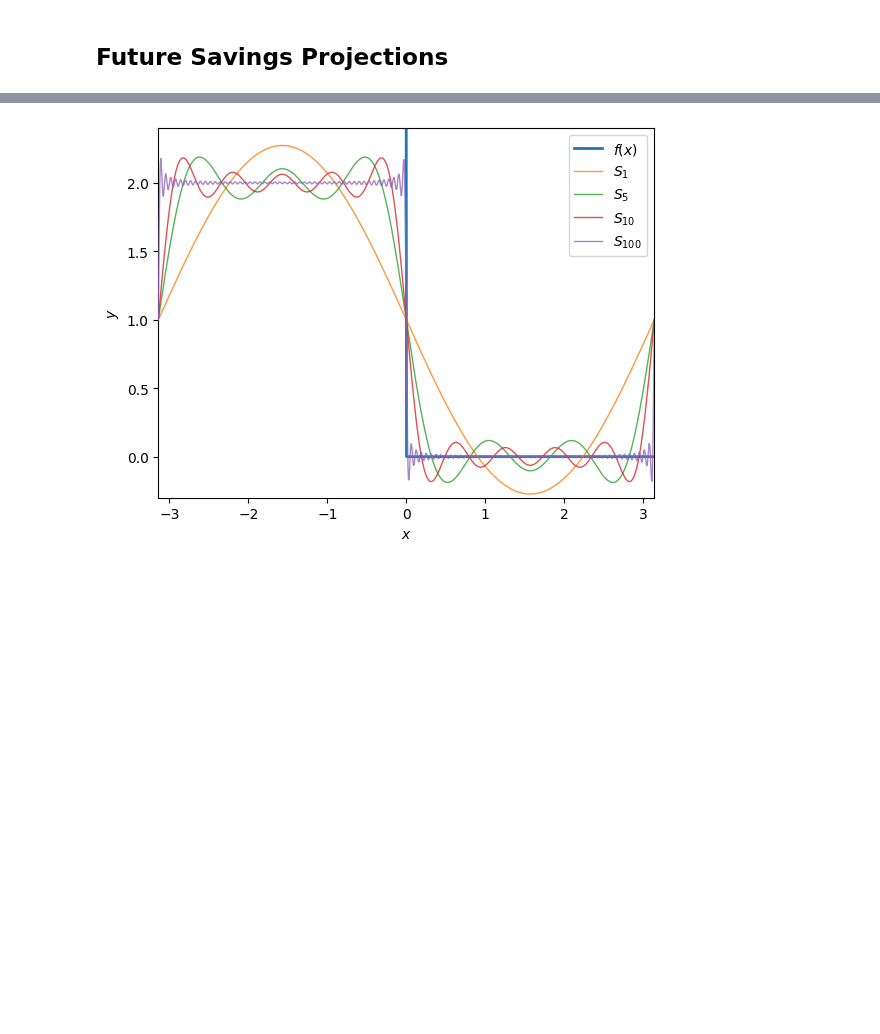
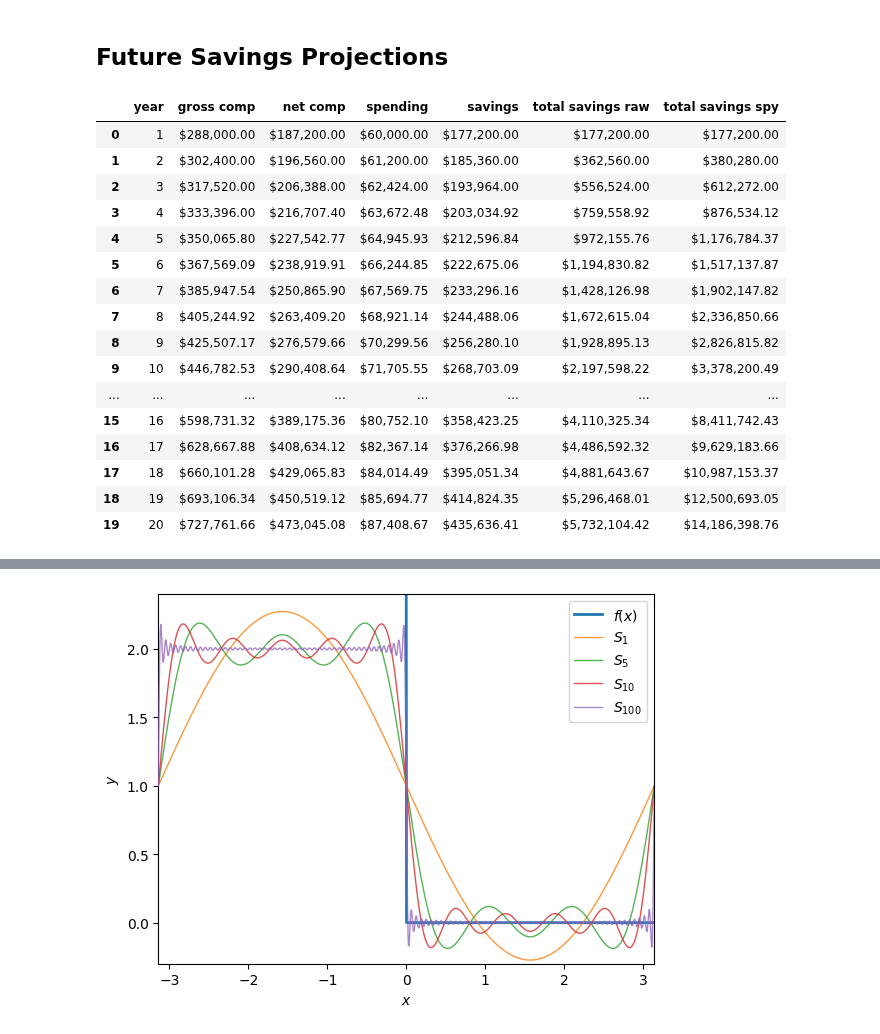
Before and after one commit to rkingery/notebooks, a Jupyter notebook: personal-finance.ipynb, the cells around one changed output, grey strips where cells are left out. Cells and saved outputs as stored; diff of their text form; code cells hidden in the pictures; blank space fills up the shorter version.

```diff
--- a/personal-finance.ipynb
+++ b/personal-finance.ipynb
@@ -352,25 +296,43 @@ num_months_remaining = 8
 # %%
 import pandas as pd
 import numpy as np
-import matplotlib.pyplot as plt
 
-def calculate_financials(comp, tax_rate, raise_rate, spending, inflation_rate, spy_rate, n_years):
+def calculate_financials(comp, tax_rate, raise_rate, spending, inflation_rate, spy_rate, n_years, initial_savings=0):
     df = pd.DataFrame({'year': range(1, n_years + 1)})
     df['gross comp'] = comp * (1 + raise_rate) ** (df['year'] - 1)
     df['net comp'] = df['gross comp'] * (1 - tax_rate)
     df['spending'] = spending * (1 + inflation_rate) ** (df['year'] - 1)
-    df['savings'] = df['net comp'] - df['spending']
+    df['savings'] = df['net comp'] - df['spending'] + initial_savings
     df['total savings raw'] = df['savings'].cumsum()
     df.loc[0, 'total savings spy'] = df.loc[0, 'savings']
     for i in range(1, n_years):
         df.loc[i, 'total savings spy'] = df.loc[i - 1, 'total savings spy'] * (1 + spy_rate) + df.loc[i, 'savings']
     df['gross comp'] = df['gross comp'].map(lambda x: f'${x:,.2f}')
     df['net comp'] = df['net comp'].map(lambda x: f'${x:,.2f}')
     df['spending'] = df['spending'].map(lambda x: f'${x:,.2f}')
     df['savings'] = df['savings'].map(lambda x: f'${x:,.2f}')
     df['total savings raw'] = df['total savings raw'].map(lambda x: f'${x:,.2f}')
     df['total savings spy'] = df['total savings spy'].map(lambda x: f'${x:,.2f}')
     return df
 
-df = calculate_financials(comp=288_000.00, tax_rate=0.35, raise_rate=0.05, spending=60_000.00, inflation_rate=0.02, spy_rate=0.1, n_years=20)
+df = calculate_financials(comp=288_000.00, tax_rate=0.35, raise_rate=0.05, spending=60_000.00, inflation_rate=0.02, spy_rate=0.1, n_years=20,
+                          initial_savings=50_000)
 df
+# %% [output]
+|  | year | gross comp | net comp | spending | savings | total savings raw | total savings spy |
+| 0 | 1 | $288,000.00 | $187,200.00 | $60,000.00 | $177,200.00 | $177,200.00 | $177,200.00 |
+| 1 | 2 | $302,400.00 | $196,560.00 | $61,200.00 | $185,360.00 | $362,560.00 | $380,280.00 |
+| 2 | 3 | $317,520.00 | $206,388.00 | $62,424.00 | $193,964.00 | $556,524.00 | $612,272.00 |
+| 3 | 4 | $333,396.00 | $216,707.40 | $63,672.48 | $203,034.92 | $759,558.92 | $876,534.12 |
+| 4 | 5 | $350,065.80 | $227,542.77 | $64,945.93 | $212,596.84 | $972,155.76 | $1,176,784.37 |
+| 5 | 6 | $367,569.09 | $238,919.91 | $66,244.85 | $222,675.06 | $1,194,830.82 | $1,517,137.87 |
+| 6 | 7 | $385,947.54 | $250,865.90 | $67,569.75 | $233,296.16 | $1,428,126.98 | $1,902,147.82 |
+| 7 | 8 | $405,244.92 | $263,409.20 | $68,921.14 | $244,488.06 | $1,672,615.04 | $2,336,850.66 |
+| 8 | 9 | $425,507.17 | $276,579.66 | $70,299.56 | $256,280.10 | $1,928,895.13 | $2,826,815.82 |
+| 9 | 10 | $446,782.53 | $290,408.64 | $71,705.55 | $268,703.09 | $2,197,598.22 | $3,378,200.49 |
+| ... | ... | ... | ... | ... | ... | ... | ... |
+| 15 | 16 | $598,731.32 | $389,175.36 | $80,752.10 | $358,423.25 | $4,110,325.34 | $8,411,742.43 |
+| 16 | 17 | $628,667.88 | $408,634.12 | $82,367.14 | $376,266.98 | $4,486,592.32 | $9,629,183.66 |
+| 17 | 18 | $660,101.28 | $429,065.83 | $84,014.49 | $395,051.34 | $4,881,643.67 | $10,987,153.37 |
+| 18 | 19 | $693,106.34 | $450,519.12 | $85,694.77 | $414,824.35 | $5,296,468.01 | $12,500,693.05 |
+| 19 | 20 | $727,761.66 | $473,045.08 | $87,408.67 | $435,636.41 | $5,732,104.42 | $14,186,398.76 |
```
Also changed, not shown: parts of 47 cells of this notebook.
